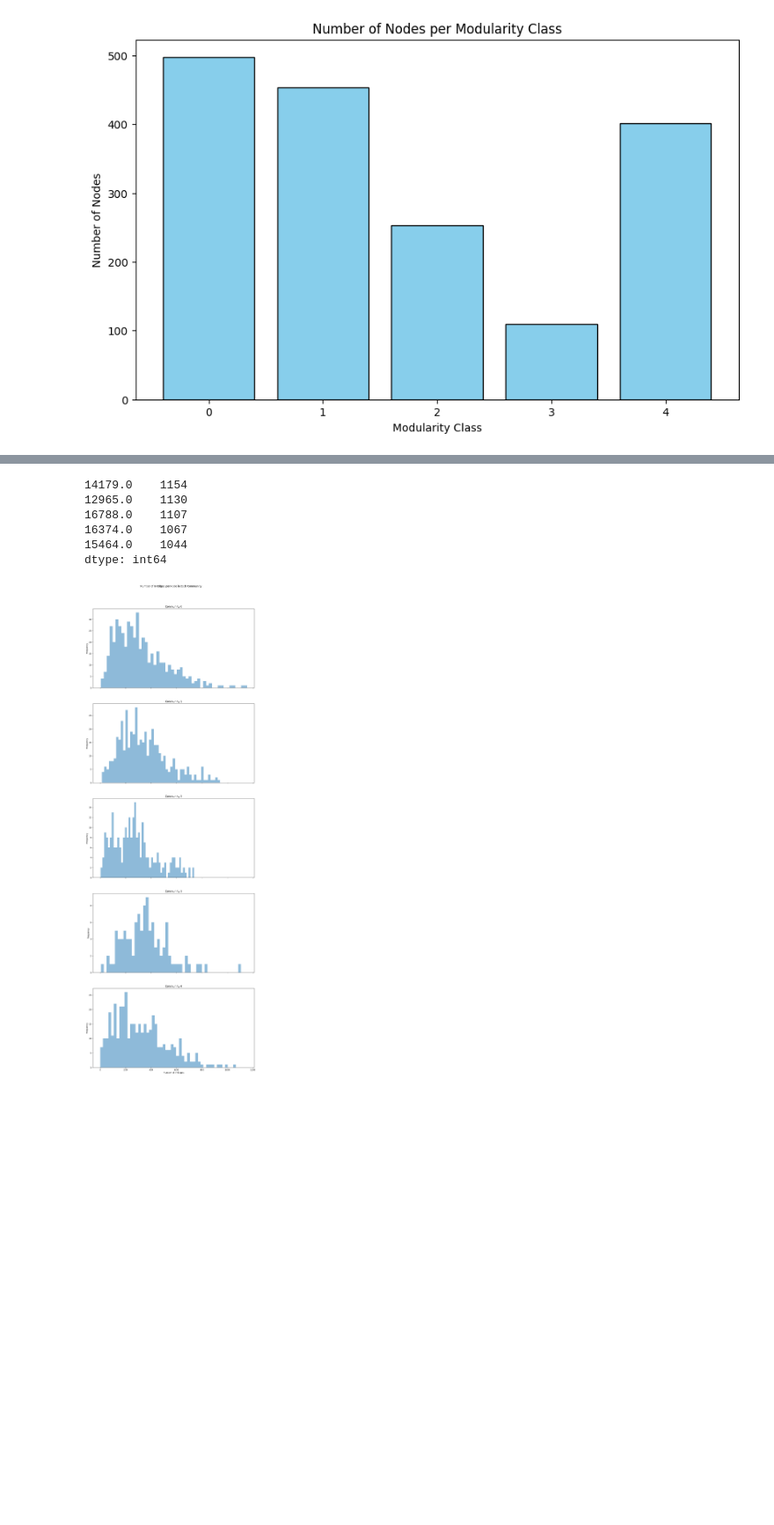
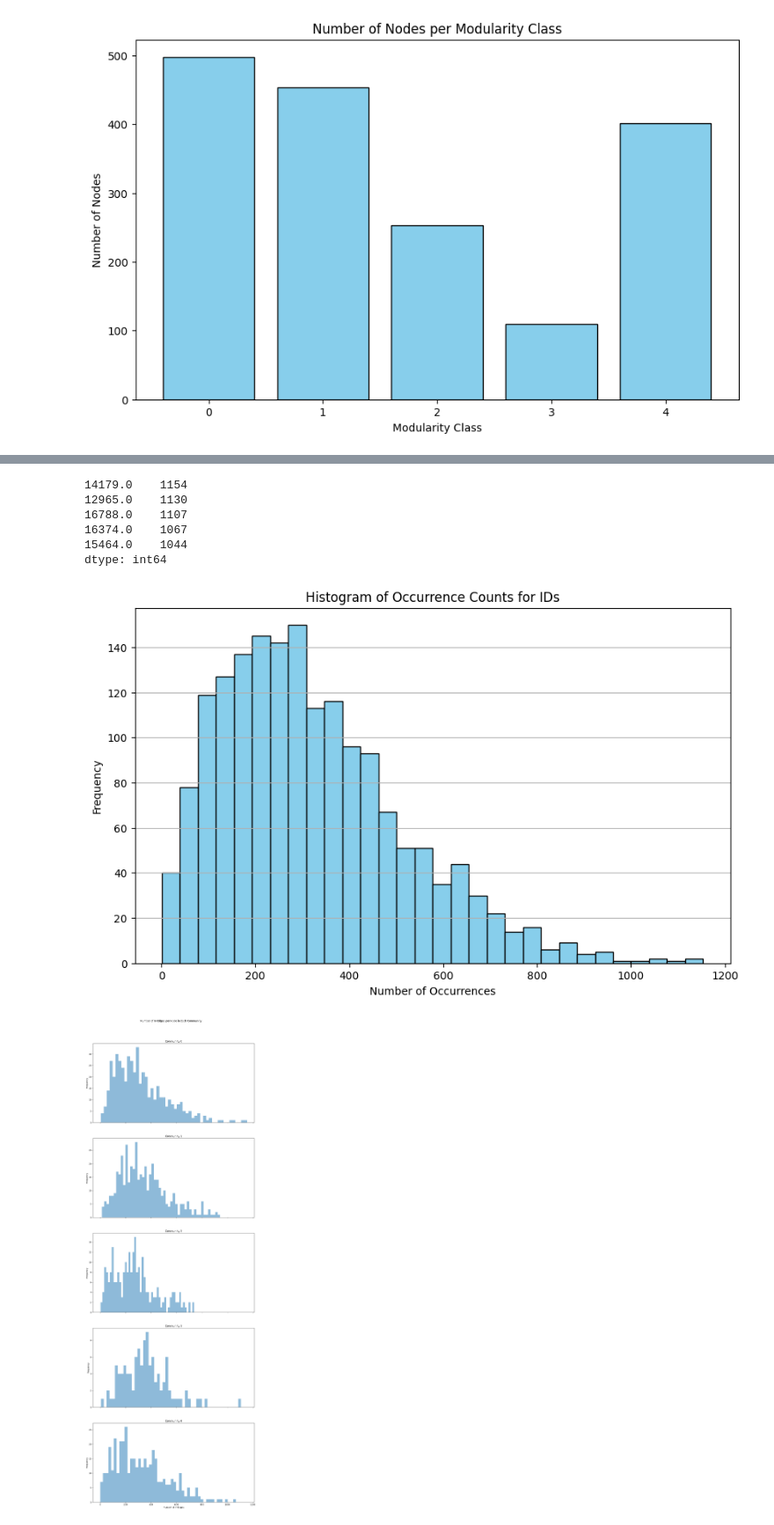
Before and after one commit to DEISI-ULHT-TFC-2023-24/TFC-DEISEI64-E-Commerce, a Jupyter notebook: Community Analysis.ipynb, the cells around one changed output, grey strips where cells are left out. Shown at 88% size. Saved outputs shown, nothing was run; the diff lists cells and outputs as text; code cells hidden in the pictures; blank space fills up the shorter version.

```diff
--- a/Community Analysis.ipynb
+++ b/Community Analysis.ipynb
@@ -243,18 +250,27 @@ print(customer_weights_sorted.head(5))
 # %%
 # Combining the 'Source' and 'Target' columns into a single column
 all_ids = pd.concat([table_client_edges['Source'], table_client_edges['Target']])
 
 # Counting the occurrences of each ID found
 counting_ids = all_ids.value_counts()
 
 print(counting_ids.head(5))
+
+plt.figure(figsize=(10, 6))
+plt.hist(counting_ids, bins=30, color='skyblue', edgecolor='black')
+plt.title('Histogram of Occurrence Counts for IDs')
+plt.xlabel('Number of Occurrences')
+plt.ylabel('Frequency')
+plt.grid(axis='y')
+plt.show()
 # %% [output]
 14179.0    1154
 12965.0    1130
 16788.0    1107
 16374.0    1067
 15464.0    1044
 dtype: int64
+[figure, added]
 # %%
 # Merge node information with the client-client network on 'Id' and 'Source'
 merged_data = pd.merge(client_client, table_client, left_on='Source', right_on='Id', how='left')
```
Also changed, not shown: parts of 1 cell of this notebook.
